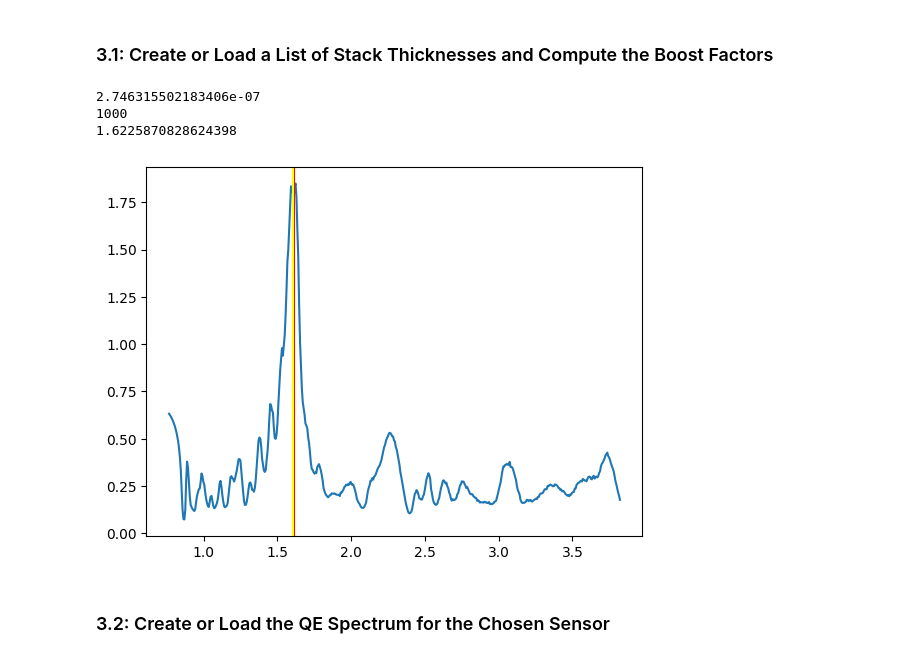
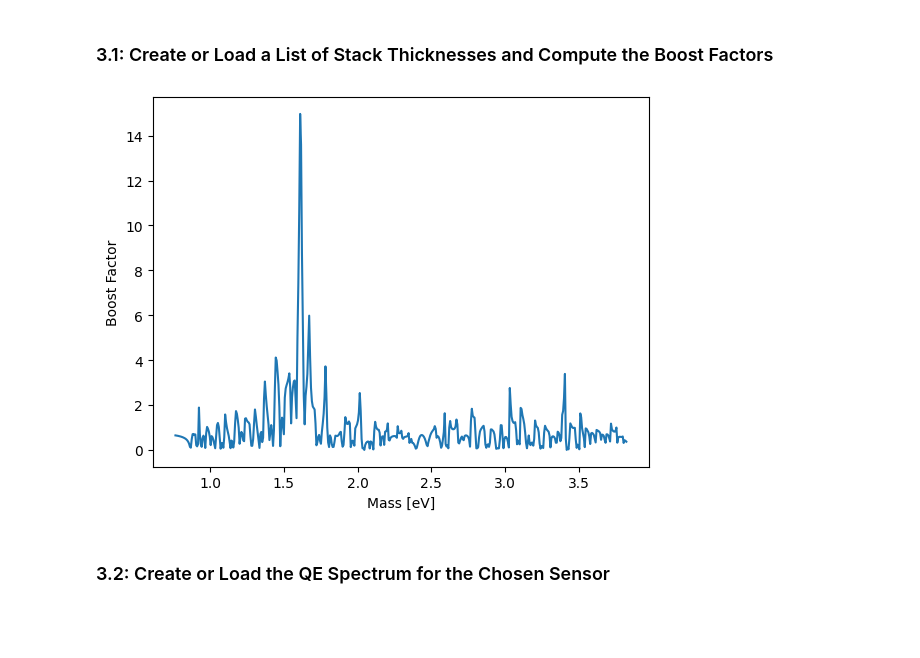
Before and after one commit to arneodoslab/haloscope, a Jupyter notebook: Analysis/exclusion/Limits and Discovery.ipynb, the cells around one changed output. Drawn from its saved outputs; the diff is of its cells as text; code cells hidden in the pictures; blank space fills up the shorter version.

```diff
--- a/Analysis/exclusion/Limits and Discovery.ipynb
+++ b/Analysis/exclusion/Limits and Discovery.ipynb
@@ -36,13 +36,14 @@ from matplotlib.ticker import FuncFormatter
 ### 2.1: Stack Parameters
 # %%
 ##When true, we will use a txt file of stack thicknesses, when false we will compute an unchirped stack
+##Overruled if filed_boost==True
 filed_stack=True # Default=True for measured stack
 
 ##file containing list of dielectric layer thicknesses(not air or mirror). Unused if filed_stack==False
 stack_file="measured-thickness-080821.txt" # Default = "measured-thickness-080821.txt"
 
 ##When true, we will use a txt file of boost factors, when false we will compute from the stack.
-filed_boost=True # Default=False, will compute boost factor from measured stack thicknesses
+filed_boost=False # Default=False, will compute boost factor from measured stack thicknesses
 
 ##file containing list of boost factors Unused if filed_boost==False
 boost_file="boost-err-15per.npy" # Default ="boost-err-85per.npy", 15 with 85 for 85th percentile instead of 15th
@@ -50,10 +51,10 @@ boost_file="boost-err-15per.npy" # Default ="boost-err-85per.npy", 15 with 85 fo
 ##Indices of refraction
 n1,n2 = 1.4656, 2.0218 # Default=1.4656,2.0218 for SiO2, Si3N4
 
-##Target wavelength. Wavelength used for computing stack dimensions. Unused if filed_stack [Unit: m]
+##Target wavelength. Wavelength used for computing stack dimensions. Unused if filed_stack==True [Unit: m]
 wave_target=805e-9  # Default=805e-9 (805nm)
 
-##Number of dielectric bilayers. Does not include air or mirror layer. Unused if filed_stack
+##Number of dielectric bilayers. Does not include air or mirror layer. Unused if filed_stack==True
 N_bilayers=23  # Default=23
 
 ##Is the stack mirrored True if it is, False if it is not.
@@ -117,35 +118,28 @@ fDM=1
 # %%
 d1=wave_target/(2*n1) #thickness of the d1 layers [units: m]
 #d1=2.736840000000001e-07 ##m
 
-print(d1)
 N_layers=N_bilayers*2+2 #number of bilayers times two plus a layer of air or mirror on either side
 if(filed_boost):
     wave,boost_factor=np.load(boost_file)
 else:
     if(filed_stack):
         dielectriclayers=np.loadtxt(stack_file,skiprows=1)[:,0]*1e-9 ## measured thicknesses
         w,boost_factor=boost.solution_rightwave(n1,n2,d1,len(dielectriclayers)+2,isTList=dielectriclayers,mirror=mirror)
     else:
         w,boost_factor=boost.solution_rightwave(n1,n2,d1,N_layers,mirror=mirror)
     wave = boost.freq_to_lamda(w)
 
 
 mass=const.h*const.c/(wave*1e-9)*6.2*1e18
 
-plt.axvline(1.6072724336612845,color='yellow')
+
 
 plt.plot(mass[::2],boost_factor[::2])
-plt.axvline(1.6128371409348128,color='r')
-plt.axvline(1.6072724336612845,color='yellow')
-
-print(len(boost_factor))
-print(mass[np.argmax(boost_factor)])
+plt.ylabel("Boost Factor")
+plt.xlabel("Mass [eV]");
 # %% [output]
-2.746315502183406e-07
-1000
-1.6225870828624398
-[figure, old version]
+[figure, new version]
 # %% [markdown]
 ### 3.2: Create or Load the QE Spectrum for the Chosen Sensor
 # %%
```
Also changed, not shown: parts of 6 cells of this notebook, 3 other files.
